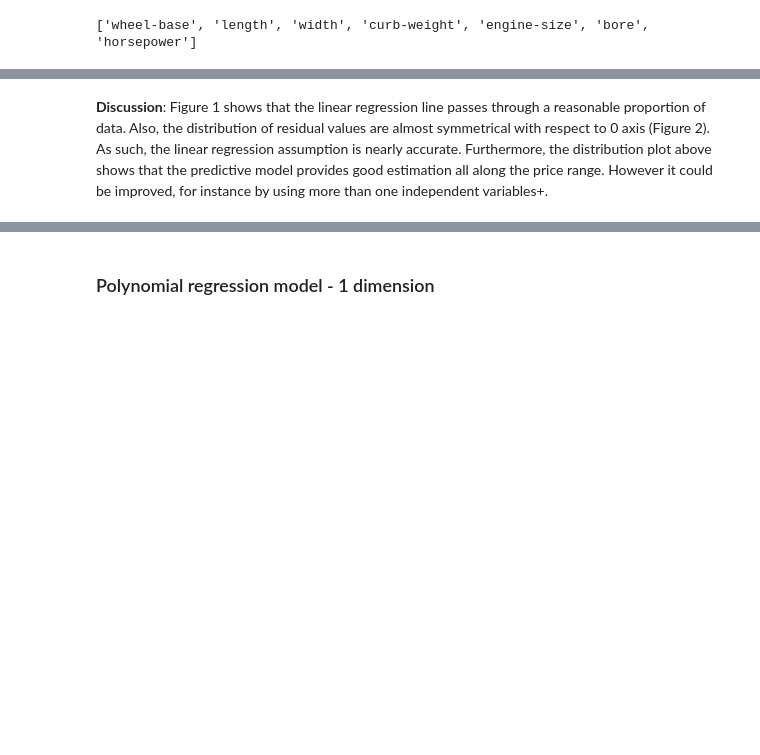
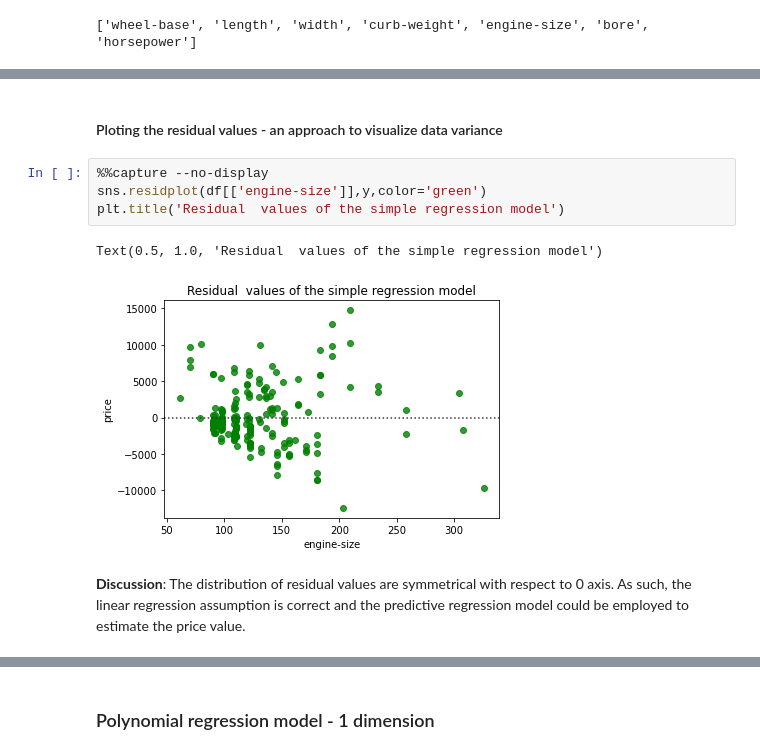
Before and after one commit to Farhad-Davaripour/Step_by_Step_Data_Analysis_Auto_Dataset, a Jupyter notebook: Code_Python.ipynb, the cells around one changed output, grey strips where cells are left out. Cells and saved outputs as stored; diff of their text form; blank space fills up the shorter version.

```diff
--- a/Code_Python.ipynb
+++ b/Code_Python.ipynb
@@ -473,2 +450,11 @@ ax[2].legend()
+# %% [markdown]
+#### Ploting the residual values - an approach to visualize data variance
+# %%
+%%capture --no-display
+sns.residplot(df[['engine-size']],y,color='green')
+plt.title('Residual  values of the simple regression model')
+# %% [output]
+Text(0.5, 1.0, 'Residual  values of the simple regression model')
+[figure, added]
 # %% [markdown]
-**Discussion**: Figure 1 shows that the linear regression line passes through a reasonable proportion of data. Also, the distribution of residual values are almost symmetrical with respect to 0 axis (Figure 2). As such, the linear regression assumption is nearly accurate. Furthermore, the distribution plot above shows that the predictive model provides good estimation all along the price range. However it could be improved, for instance by using more than one independent variables+.
+**Discussion**: The distribution of residual values are symmetrical with respect to 0 axis. As such, the linear regression assumption is correct and the predictive regression model could be employed to estimate the price value.
```
Also changed, not shown: parts of 57 cells of this notebook.
